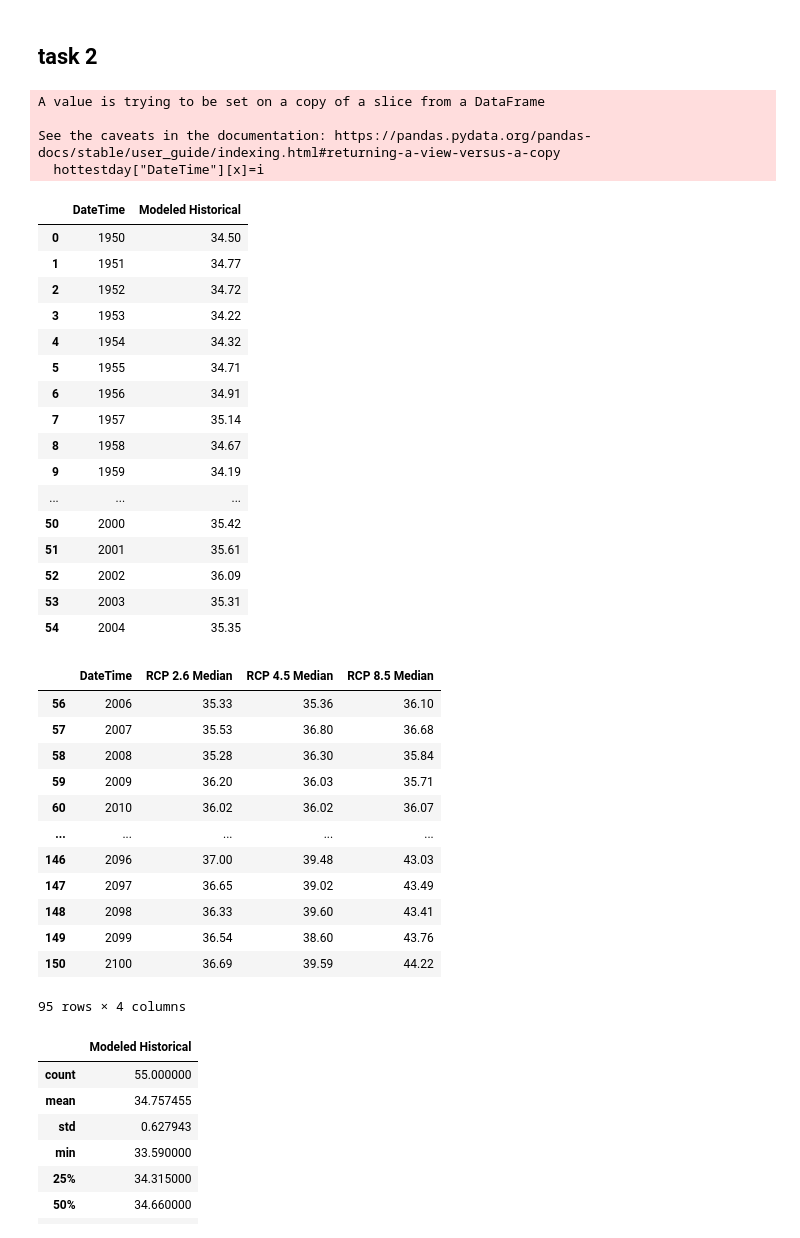
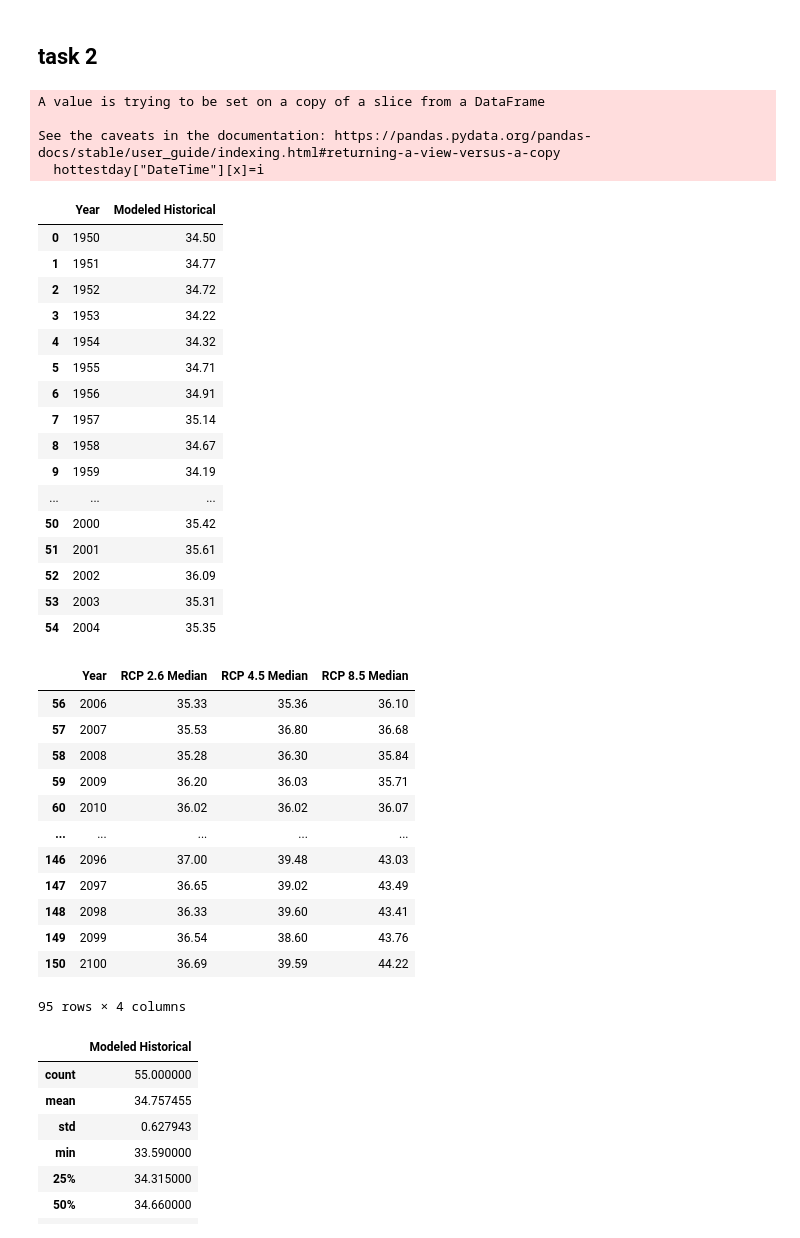
Before and after one commit to data301-2021-winter1/project-group70-project, a Jupyter notebook: notebooks/analysis3.ipynb, the cells around one changed output. Cells and saved outputs as stored; diff of their text form; code cells hidden in the pictures.

```diff
--- a/notebooks/analysis3.ipynb
+++ b/notebooks/analysis3.ipynb
@@ -92,31 +93,32 @@ hottestday.plot(kind='line', x='DateTime', y='RCP 2.6 Median')
 # %%
 import pandas as pd
 hottestday = pd.read_csv ('../data/raw/Hottest_Day.csv')
 i=1950
 for x in range(151):
     hottestday["DateTime"][x]=i
     i=i+1
+hottestday=hottestday.rename(columns={"DateTime": "Year"})
 
 hotday_proj = hottestday[56:151]
 hotday_hist = hottestday[0:55]
 
 hotday_proj_clean=hotday_proj.dropna(axis='columns',how='all')
 hotday_proj_clean.pop('RCP 2.6 Range (low)')
 hotday_proj_clean.pop('RCP 2.6 Range (high)')
 hotday_proj_clean.pop('RCP 4.5 Range (low)')
 hotday_proj_clean.pop('RCP 4.5 Range (high)')
 hotday_proj_clean.pop('RCP 8.5 Range (low)')
 hotday_proj_clean.pop('RCP 8.5 Range (high)')
 hotday_hist_clean=hotday_hist.dropna(axis='columns',how='all')
 hotday_hist_clean.pop('Historical Range (low)')
 hotday_hist_clean.pop('Historical Range (high)')
 hotday_hist_clean
 # %% [output]
 A value is trying to be set on a copy of a slice from a DataFrame
 
 See the caveats in the documentation: https://pandas.pydata.org/pandas-docs/stable/user_guide/indexing.html#returning-a-view-versus-a-copy
   hottestday["DateTime"][x]=i
-|  | DateTime | Modeled Historical |
+|  | Year | Modeled Historical |
 | 0 | 1950 | 34.50 |
 | 1 | 1951 | 34.77 |
 | 2 | 1952 | 34.72 |
@@ -136,7 +138,7 @@ See the caveats in the documentation: https://pandas.pydata.org/pandas-docs/stab
 # %%
 hotday_proj_clean
 # %% [output]
-|  | DateTime | RCP 2.6 Median | RCP 4.5 Median | RCP 8.5 Median |
+|  | Year | RCP 2.6 Median | RCP 4.5 Median | RCP 8.5 Median |
 | 56 | 2006 | 35.33 | 35.36 | 36.10 |
 | 57 | 2007 | 35.53 | 36.80 | 36.68 |
 | 58 | 2008 | 35.28 | 36.30 | 35.84 |
```
Also changed, not shown: parts of 20 cells of this notebook, 2 other files.
